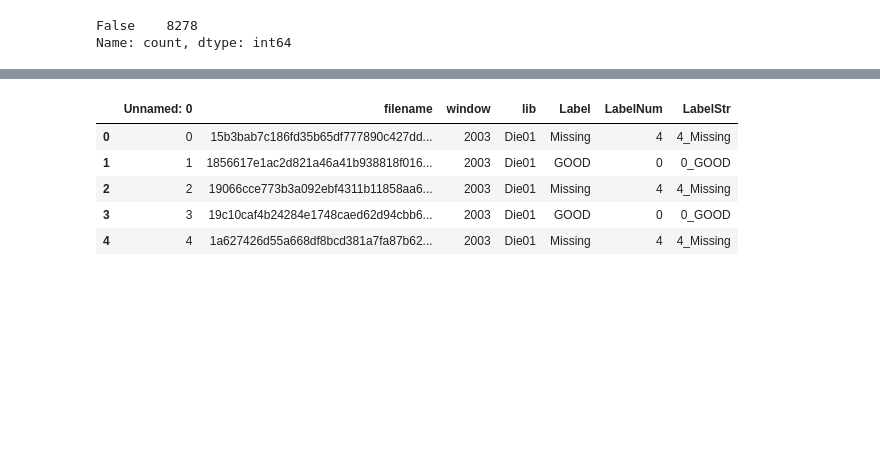
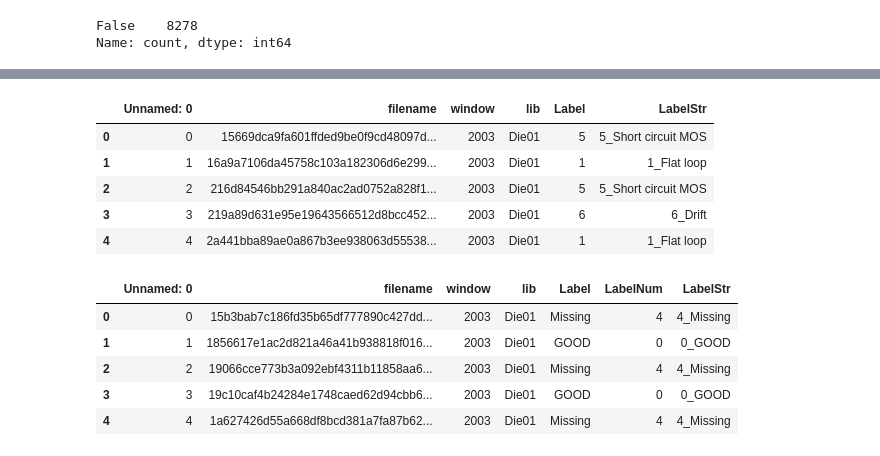
Before and after one commit to Sl4artiB4rtF4rst/MachineVision_Valeo_ChallangeData, a Jupyter notebook: Testing/Niklas/Test Image Data Gen.ipynb, the cells around one changed output, grey strips where cells are left out. Cells and saved outputs as stored; diff of their text form; code cells hidden in the pictures; blank space fills up the shorter version.

```diff
--- a/Testing/Niklas/Test Image Data Gen.ipynb
+++ b/Testing/Niklas/Test Image Data Gen.ipynb
@@ -28,3 +28,10 @@ train_df.duplicated(subset='filename').value_counts()
 # %% [output]
 False    8278
 Name: count, dtype: int64
+# %%
+# Import random Test Dataset
+
+submission_csv_name = 'Y_random_nKwalR1.csv'
+submission_image_path = base_file_path + '/input_test_1a4aqAg/input_test'
+
+submission_test_df = pd.read_csv(os.path.join(base_file_path, submission_csv_name))
@@ -41,6 +55,21 @@ label_list.sort()
 
 train_df['LabelNum'] = train_df['Label'].map(dict_numbers)
 train_df['LabelStr'] = train_df['Label'].map(dict_strings)
+# %%
+#Process label submission test dataframe
+
+dict_strings_sub = {0: '0_GOOD',1:'1_Flat loop',2:'2_White lift-off',3:'3_Black lift-off',4:'4_Missing',5:'5_Short circuit MOS',6:'6_Drift'}
+
+submission_test_df['LabelStr'] = submission_test_df['Label'].map(dict_strings_sub)
+
+submission_test_df.head()
+# %% [output]
+|  | Unnamed: 0 | filename | window | lib | Label | LabelStr |
+| 0 | 0 | 15669dca9fa601ffded9be0f9cd48097d... | 2003 | Die01 | 5 | 5_Short circuit MOS |
+| 1 | 1 | 16a9a7106da45758c103a182306d6e299... | 2003 | Die01 | 1 | 1_Flat loop |
+| 2 | 2 | 216d84546bb291a840ac2ad0752a828f1... | 2003 | Die01 | 5 | 5_Short circuit MOS |
+| 3 | 3 | 219a89d631e95e19643566512d8bcc452... | 2003 | Die01 | 6 | 6_Drift |
+| 4 | 4 | 2a441bba89ae0a867b3ee938063d55538... | 2003 | Die01 | 1 | 1_Flat loop |
 # %%
 train_df.head()
 # %% [output]
```
Also changed, not shown: parts of 19 cells of this notebook, 1 other file.
